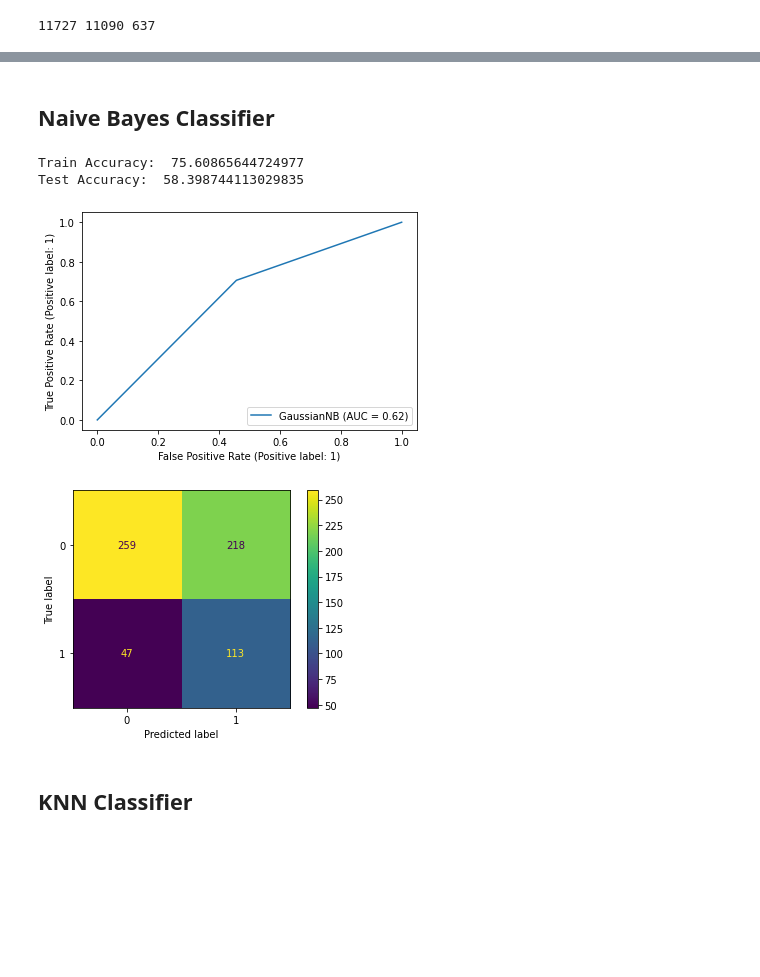
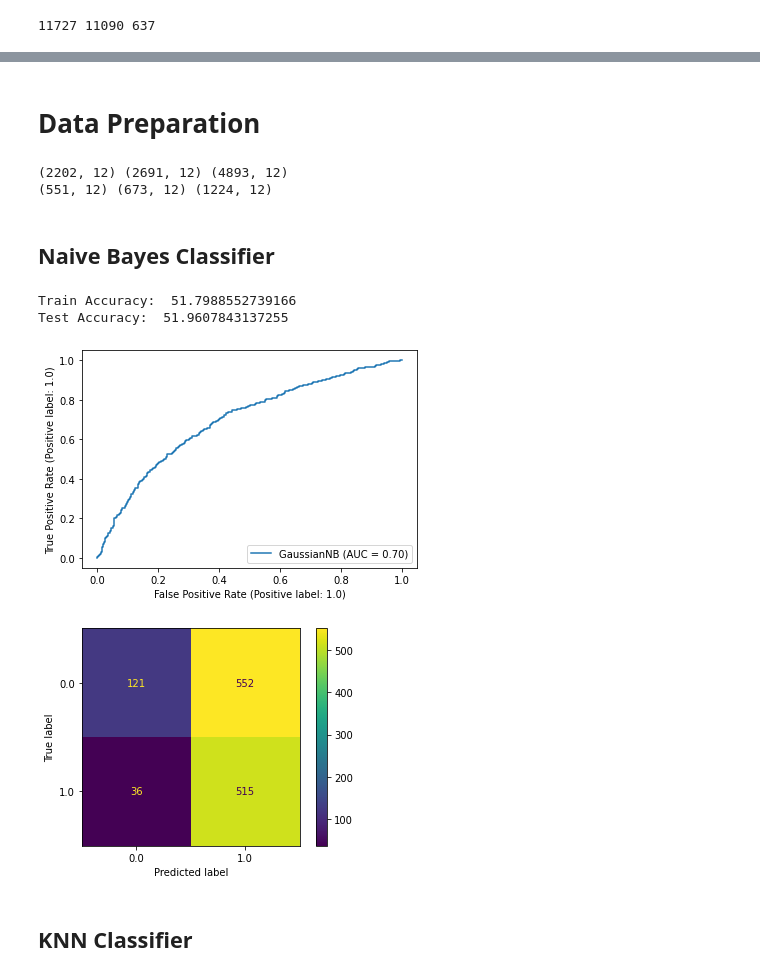
Before and after one commit to ShashiKiranMR/CS-7641-ML-Project, a Jupyter notebook: src/supervised.ipynb, the cells around one changed output, grey strips where cells are left out. Cells and saved outputs as stored; diff of their text form; code cells hidden in the pictures; blank space fills up the shorter version.

```diff
--- a/src/supervised.ipynb
+++ b/src/supervised.ipynb
@@ -233,31 +232,82 @@ print(df.head(10).loc[:,df.head(10).any()].to_markdown())
+# %% [markdown]
+# Data Preparation
+# %%
+def non_nan_indices(mat):
+    return np.array([i for i in range(mat.shape[0]) if not np.any(np.isnan(mat[i]))])
+
+combine_dfs = lambda frame_arr, indices: pd.concat([frame_arr[i] for i in indices], axis=0)
+all_combined_dfs = [pd.concat([training_dfs[i], testing_dfs[i]], axis=0) for i in range(6)]
+# training_df = combine_dfs(all_combined_dfs, [2])
+#testing_df = combine_dfs(all_combined_dfs, [2])
+columns = list(range(2, 8)) + list(range(9, 14)) + [19]
+combined_df = combine_dfs(all_combined_dfs, [1, 2, 3])
+combined_matrix = combined_df.iloc[:, columns].to_numpy()
+
+# Random sample
+
+np.random.seed(1000)
+
+percent_training = 0.8
+percent_accepted = 0.45
+accepted_rows = combined_matrix[combined_matrix[:, -1] == 1]
+rejected_rows = combined_matrix[combined_matrix[:, -1] == 0]
+
+accepted_indices = np.random.choice(accepted_rows.shape[0], size=accepted_rows.shape[0], replace=False)
+accept_split_index = int(accepted_indices.shape[0] * percent_training)
+rejected_indices = np.random.choice(rejected_rows.shape[0], size=int(accepted_rows.shape[0] * (1 - percent_accepted) / percent_accepted), replace=False)
+reject_split_index = int(rejected_indices.shape[0] * percent_training)
+training_matrix = np.concatenate([accepted_rows[accepted_indices, :][:accept_split_index, :], rejected_rows[rejected_indices, :][:reject_split_index, :]], axis=0)
+testing_matrix = np.concatenate([accepted_rows[accepted_indices, :][accept_split_index:, :], rejected_rows[rejected_indices, :][reject_split_index:, :]], axis=0)
+
+# Actual matrix definitions
+
+X_train = training_matrix[:, :-1][non_nan_indices(training_matrix), :]
+train_label = training_matrix[:, -1][non_nan_indices(training_matrix)]
+X_test = testing_matrix[:, :-1][non_nan_indices(testing_matrix)]
+test_label = testing_matrix[:, -1][non_nan_indices(testing_matrix)]
+
+# Make sure no NaNs
+
+has_nan = lambda mat: np.any([np.isnan(row) for row in mat])
+
+assert not has_nan(X_train)
+assert not has_nan(train_label)
+assert not has_nan(X_test)
+assert not has_nan(test_label)
+
+print(accepted_rows[accepted_indices, :][:accept_split_index, :].shape, rejected_rows[rejected_indices, :][:reject_split_index, :].shape, training_matrix.shape)
+print(accepted_rows[accepted_indices, :][accept_split_index:, :].shape, rejected_rows[rejected_indices, :][reject_split_index:, :].shape, testing_matrix.shape)
+# %% [output]
+(2202, 12) (2691, 12) (4893, 12)
+(551, 12) (673, 12) (1224, 12)
 # %% [markdown]
 ## Naive Bayes Classifier
 # %%
 from sklearn.naive_bayes import GaussianNB
 from sklearn.metrics import accuracy_score
 from sklearn.metrics import RocCurveDisplay, ConfusionMatrixDisplay
 
 mygnb = GaussianNB()
-mygnb = mygnb.fit(X_train.toarray(), train_label)
+mygnb = mygnb.fit(X_train, train_label)
 
 ## test
 #print(mygnb.predict(X_test[0]), test_label[0])
 
-train_preds = mygnb.predict(X_train.toarray())
+train_preds = mygnb.predict(X_train)
 print("Train Accuracy: ", 100*accuracy_score(train_preds, train_label))
 
-test_preds = mygnb.predict(X_test.toarray())
+test_preds = mygnb.predict(X_test)
 print("Test Accuracy: ", 100*accuracy_score(test_preds, test_label))
 
 ## visualize
-RocCurveDisplay.from_estimator(mygnb, X_test.toarray(), test_label)
-ConfusionMatrixDisplay.from_estimator(mygnb, X_test.toarray(), test_label)
+RocCurveDisplay.from_estimator(mygnb, X_test, test_label)
+ConfusionMatrixDisplay.from_estimator(mygnb, X_test, test_label)
 plt.show()
 # %% [output]
-Train Accuracy:  75.60865644724977
-Test Accuracy:  58.398744113029835
+Train Accuracy:  51.7988552739166
+Test Accuracy:  51.9607843137255
-[figure, old version]
+[figure, new version]
-[figure, old version]
+[figure, new version]
 # %% [markdown]
 ## KNN Classifier
 # %%
```
Also changed, not shown: parts of 20 cells of this notebook.
